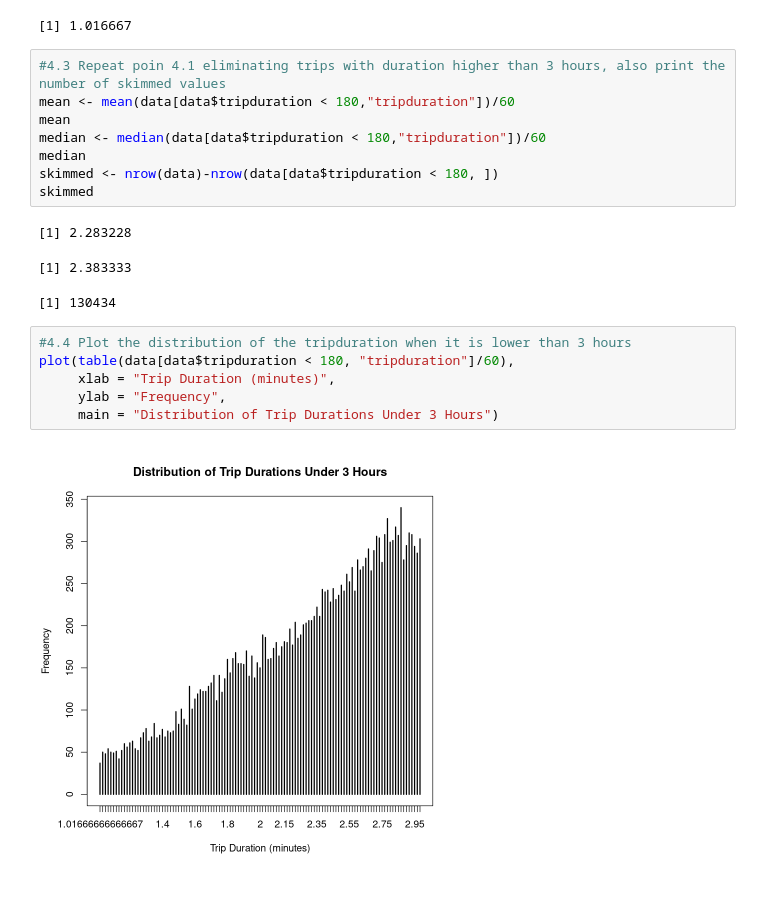
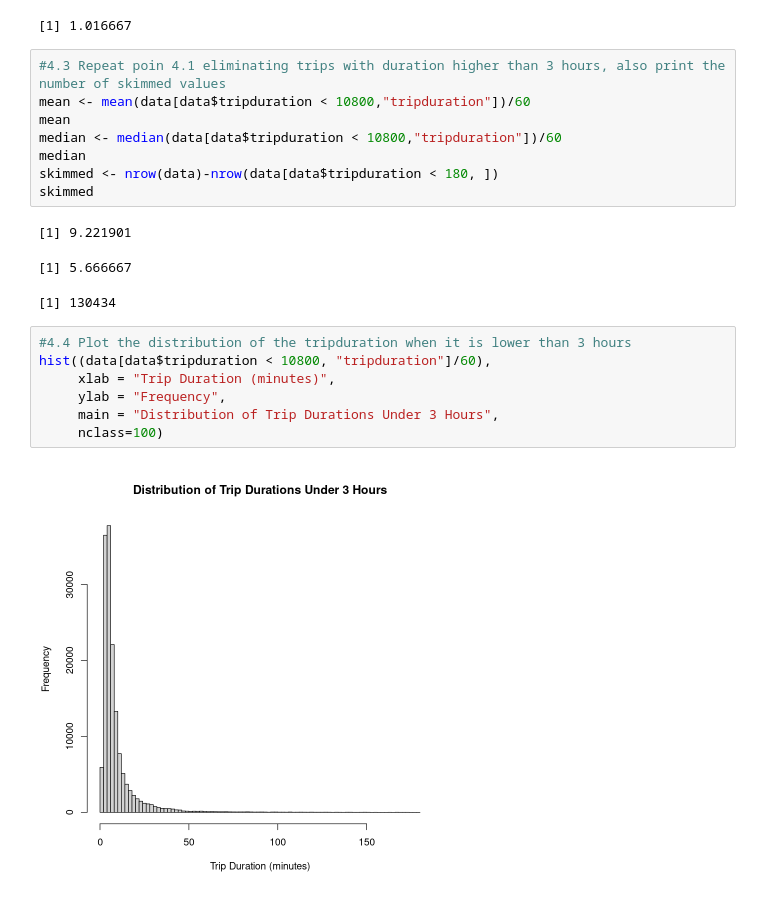
Before and after one commit to FedericoBraidi/ASPA, a Jupyter notebook: Federico_Braidi_Rlab01.ipynb, the cells around one changed output. Drawn from its saved outputs; the diff is of its cells as text.

```diff
--- a/Federico_Braidi_Rlab01.ipynb
+++ b/Federico_Braidi_Rlab01.ipynb
@@ -46,21 +49,22 @@ minduration
 [1] 1.016667
 # %%
 #4.3 Repeat poin 4.1 eliminating trips with duration higher than 3 hours, also print the number of skimmed values
-mean <- mean(data[data$tripduration < 180,"tripduration"])/60
+mean <- mean(data[data$tripduration < 10800,"tripduration"])/60
 mean
-median <- median(data[data$tripduration < 180,"tripduration"])/60
+median <- median(data[data$tripduration < 10800,"tripduration"])/60
 median
 skimmed <- nrow(data)-nrow(data[data$tripduration < 180, ])
 skimmed
 # %% [output]
-[1] 2.283228
+[1] 9.221901
-[1] 2.383333
+[1] 5.666667
 [1] 130434
 # %%
 #4.4 Plot the distribution of the tripduration when it is lower than 3 hours
-plot(table(data[data$tripduration < 180, "tripduration"]/60),
+hist((data[data$tripduration < 10800, "tripduration"]/60),
      xlab = "Trip Duration (minutes)",
      ylab = "Frequency",
-     main = "Distribution of Trip Durations Under 3 Hours")
+     main = "Distribution of Trip Durations Under 3 Hours",
+     nclass=100)
 # %% [output]
-[figure, old version]
+[figure, new version]
```
Also changed, not shown: parts of 9 cells of this notebook, 1 other file.
